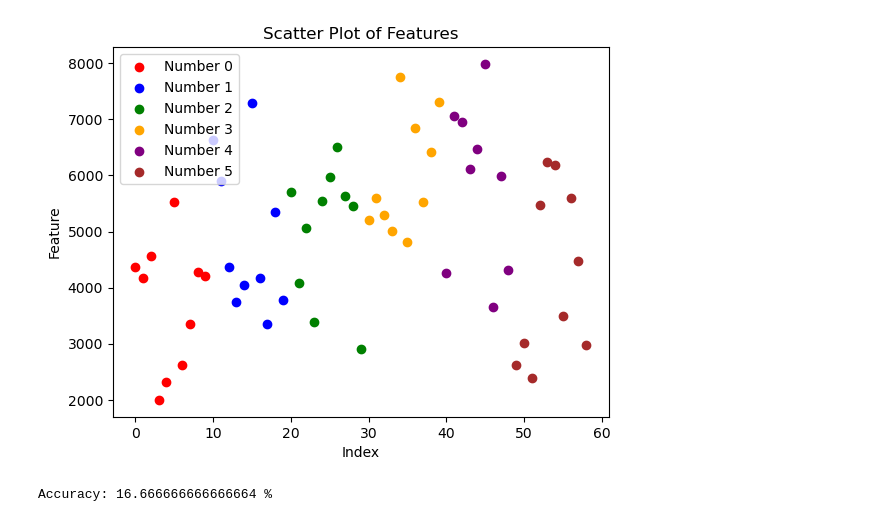
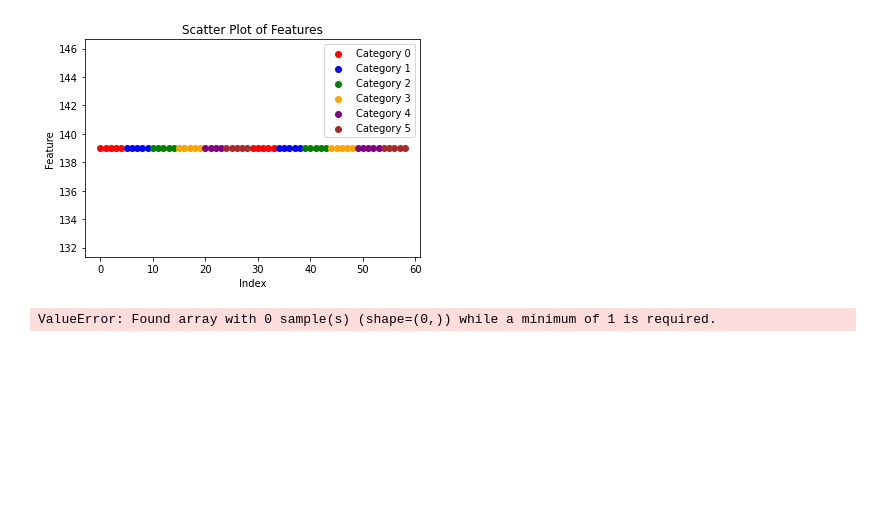
Before and after one commit to Omar-Al-Sharif/Sign-Language-Recognition, a Jupyter notebook: PreProcess.ipynb, the cells around one changed output. Cells and saved outputs as stored; diff of their text form; code cells hidden in the pictures; blank space fills up the shorter version.

```diff
--- a/PreProcess.ipynb
+++ b/PreProcess.ipynb
@@ -160,0 +187,9 @@ plt.show()
+# %%
+# Visualize the preprocessed images
+#plot random 6 images from the training set
+
+for i in range(0, 6):
+    plt.subplot(2, 3, i + 1)
+    plt.imshow(X_train_processed[i+20], cmap='gray')
+    plt.title(label_names[y_train[i+20]])
+    plt.axis('off')
@@ -160,0 +198,6 @@ plt.show()
+# %%
+for i in range(0, 6):
+    plt.subplot(2, 3, i + 1)
+    plt.imshow(X_train[i+6], cmap='gray')
+    plt.title(label_names[y_train[i+6]])
+    plt.axis('off')
@@ -162,13 +211,8 @@ plt.show()
 def extract_features(binary_img):
     height, width = binary_img.shape
     left_half_img = binary_img[:, :width//2]  # Extract the left half of the image
-    right_half_img = binary_img[:, width//2:]  # Extract the right half of the image
-    left_black_pixel_count = np.count_nonzero(left_half_img == 0)
-    right_black_pixel_count = np.count_nonzero(right_half_img == 0)
-    if left_black_pixel_count > right_black_pixel_count:
-        return right_black_pixel_count
-    else:
-        return left_black_pixel_count
+    white_pixel_count = np.count_nonzero(left_half_img)
+    return white_pixel_count
 # %%
 training_features=np.zeros((X_train_processed.shape[0],1))
 
@@ -198,30 +242,30 @@ print(training_features)
 # %%
 # Create an array of indices for each category
 indices_0 = np.where(y_train == 0)[0]
 indices_1 = np.where(y_train == 1)[0]
 indices_2 = np.where(y_train == 2)[0]
 indices_3 = np.where(y_train == 3)[0]
 indices_4 = np.where(y_train == 4)[0]
 indices_5 = np.where(y_train == 5)[0]
 
 # Plot features with different colors for each category
-plt.scatter(indices_0, training_features[indices_0], color='red', label='Number 0')
-plt.scatter(indices_1, training_features[indices_1], color='blue', label='Number 1')
-plt.scatter(indices_2, training_features[indices_2], color='green', label='Number 2')
-plt.scatter(indices_3, training_features[indices_3], color='orange', label='Number 3')
-plt.scatter(indices_4, training_features[indices_4], color='purple', label='Number 4')
-plt.scatter(indices_5, training_features[indices_5], color='brown', label='Number 5')
+plt.scatter(indices_0, training_features[indices_0], color='red', label='Category 0')
+plt.scatter(indices_1, training_features[indices_1], color='blue', label='Category 1')
+plt.scatter(indices_2, training_features[indices_2], color='green', label='Category 2')
+plt.scatter(indices_3, training_features[indices_3], color='orange', label='Category 3')
+plt.scatter(indices_4, training_features[indices_4], color='purple', label='Category 4')
+plt.scatter(indices_5, training_features[indices_5], color='brown', label='Category 5')
 
 plt.legend()  # Show legend
 plt.xlabel('Index')
 plt.ylabel('Feature')
 plt.title('Scatter Plot of Features')
 
 plt.show()
 # %% [output]
-[figure, old version]
+[figure, new version]
 # %%
-x_fit, x_test, y_fit, y_test = train_test_split(training_features, y_train, test_size=0.4, shuffle=True, stratify=labels)
+x_fit, x_test, y_fit, y_test = train_test_split(training_features, y_train, test_size=0.2, shuffle=True, stratify=labels)
 
 # print(x_fit)
 # print(x_test)
@@ -237,4 +281,4 @@ score = accuracy_score(y_predict, y_test)
 
 print('Accuracy: {} % '. format(score * 100))
 # %% [output]
-Accuracy: 16.666666666666664 %
+ValueError: Found array with 0 sample(s) (shape=(0,)) while a minimum of 1 is required.
```
Also changed, not shown: parts of 10 cells of this notebook.
